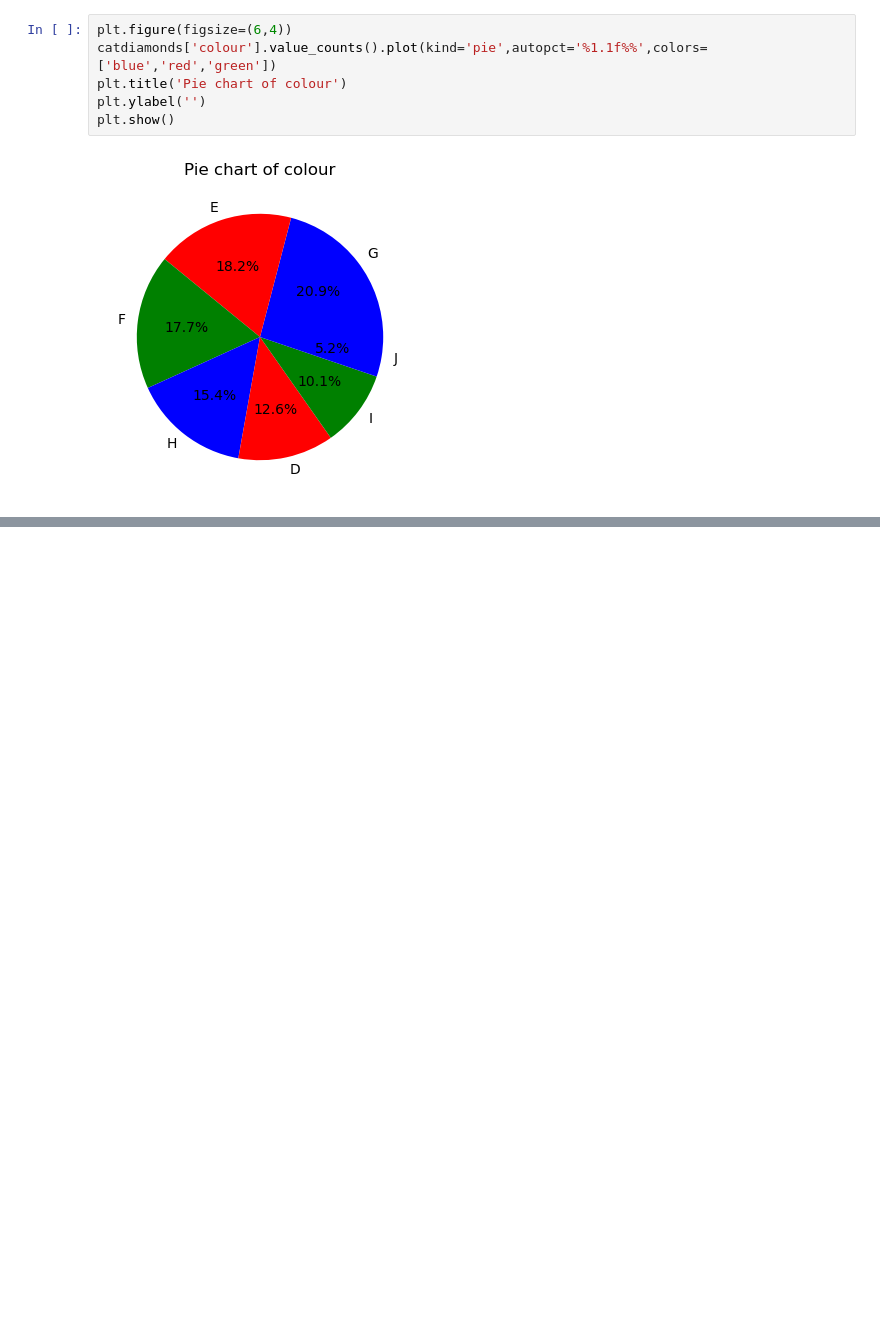
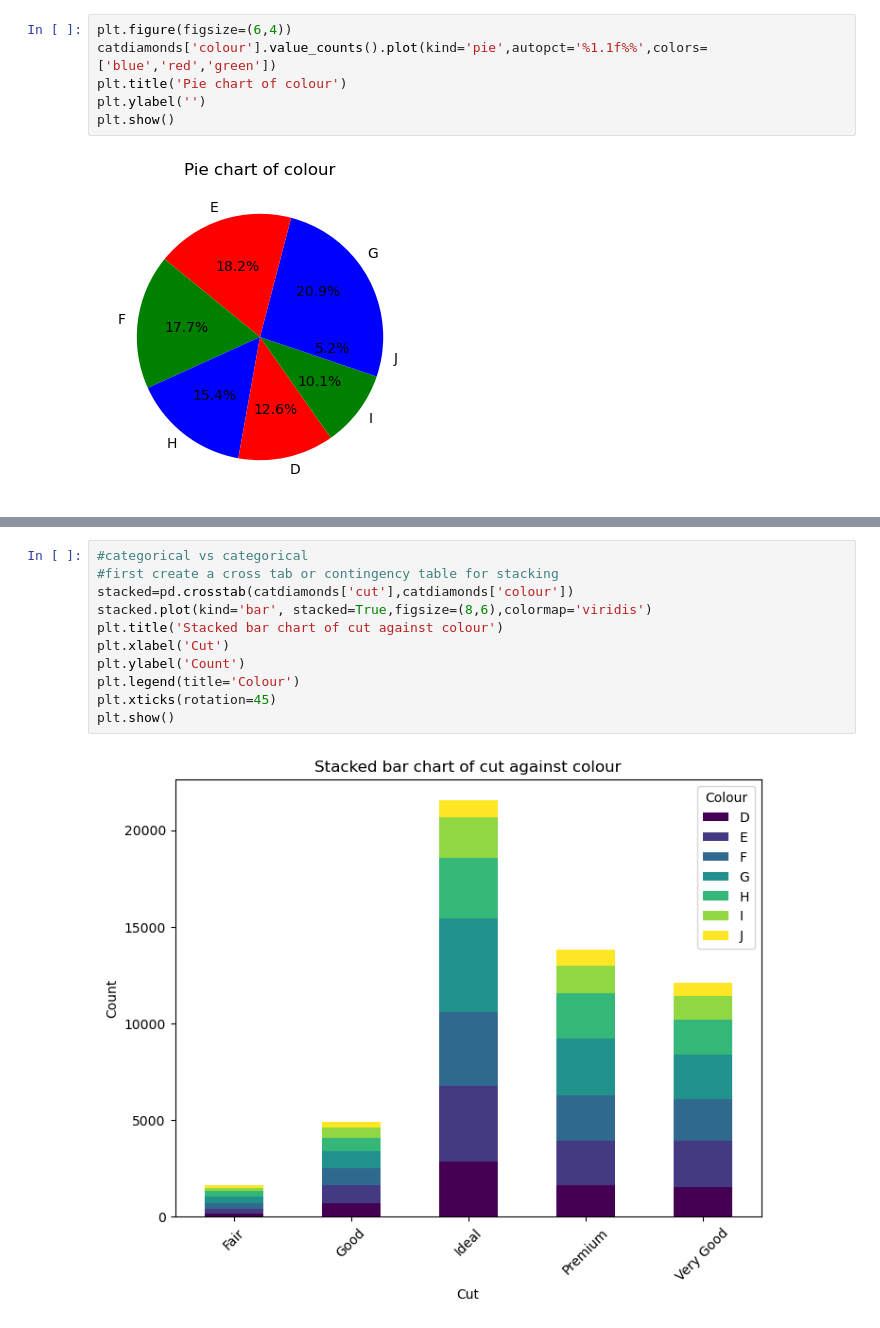
Before and after one commit to anitajn86/DATA-MINING-AND-ANALYTICS, a Jupyter notebook: PRACTICE 1/diamond pricing.ipynb, the cells around one changed output, grey strips where cells are left out. Drawn from its saved outputs; the diff is of its cells as text; blank space fills up the shorter version.

```diff
--- a/PRACTICE 1/diamond pricing.ipynb
+++ b/PRACTICE 1/diamond pricing.ipynb
@@ -209,0 +278,13 @@ plt.show()
+# %%
+#categorical vs categorical
+#first create a cross tab or contingency table for stacking
+stacked=pd.crosstab(catdiamonds['cut'],catdiamonds['colour'])
+stacked.plot(kind='bar', stacked=True,figsize=(8,6),colormap='viridis')
+plt.title('Stacked bar chart of cut against colour')
+plt.xlabel('Cut')
+plt.ylabel('Count')
+plt.legend(title='Colour')
+plt.xticks(rotation=45)
+plt.show()
+# %% [output]
+[figure, added]
```
Also changed, not shown: parts of 8 cells of this notebook.
